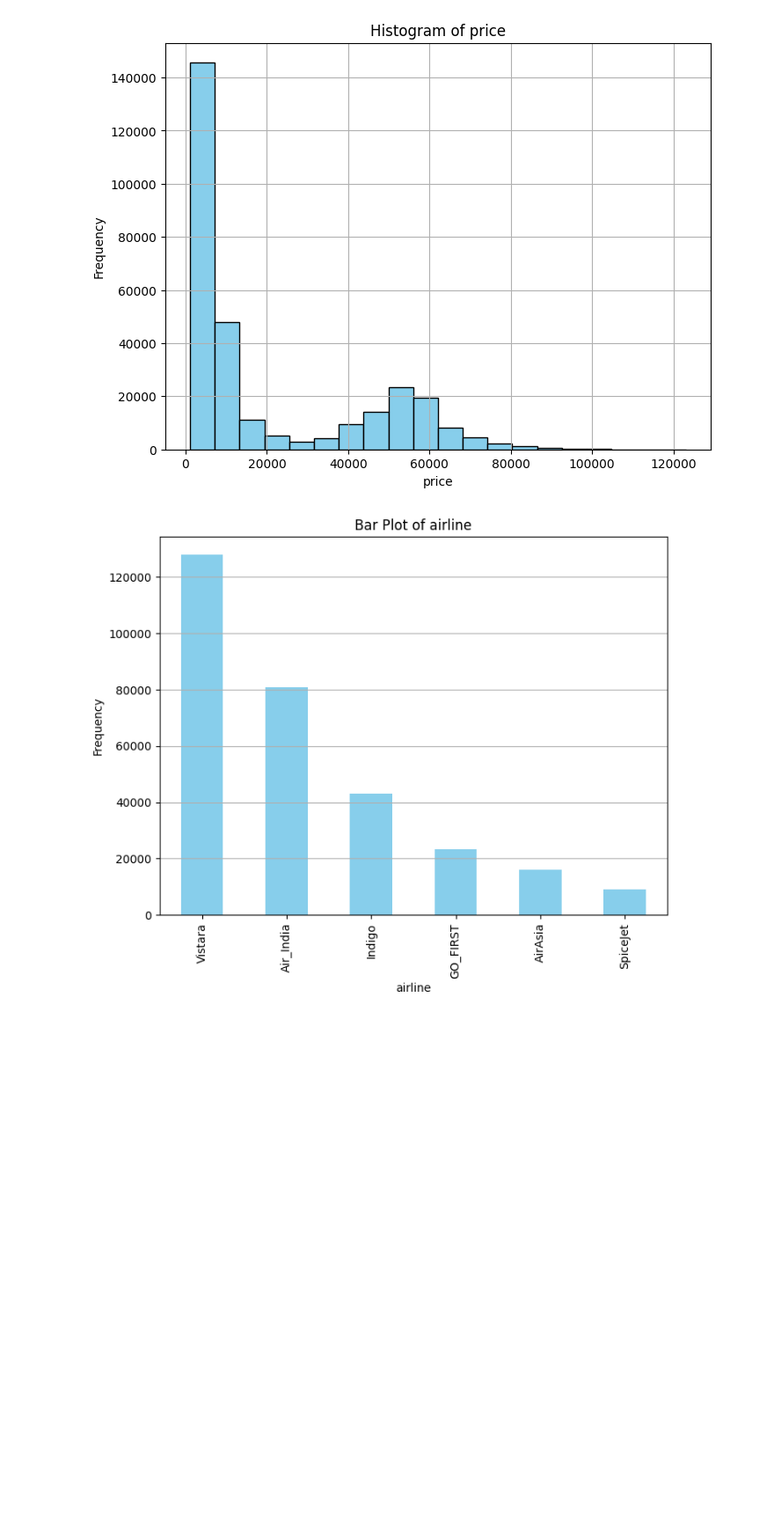
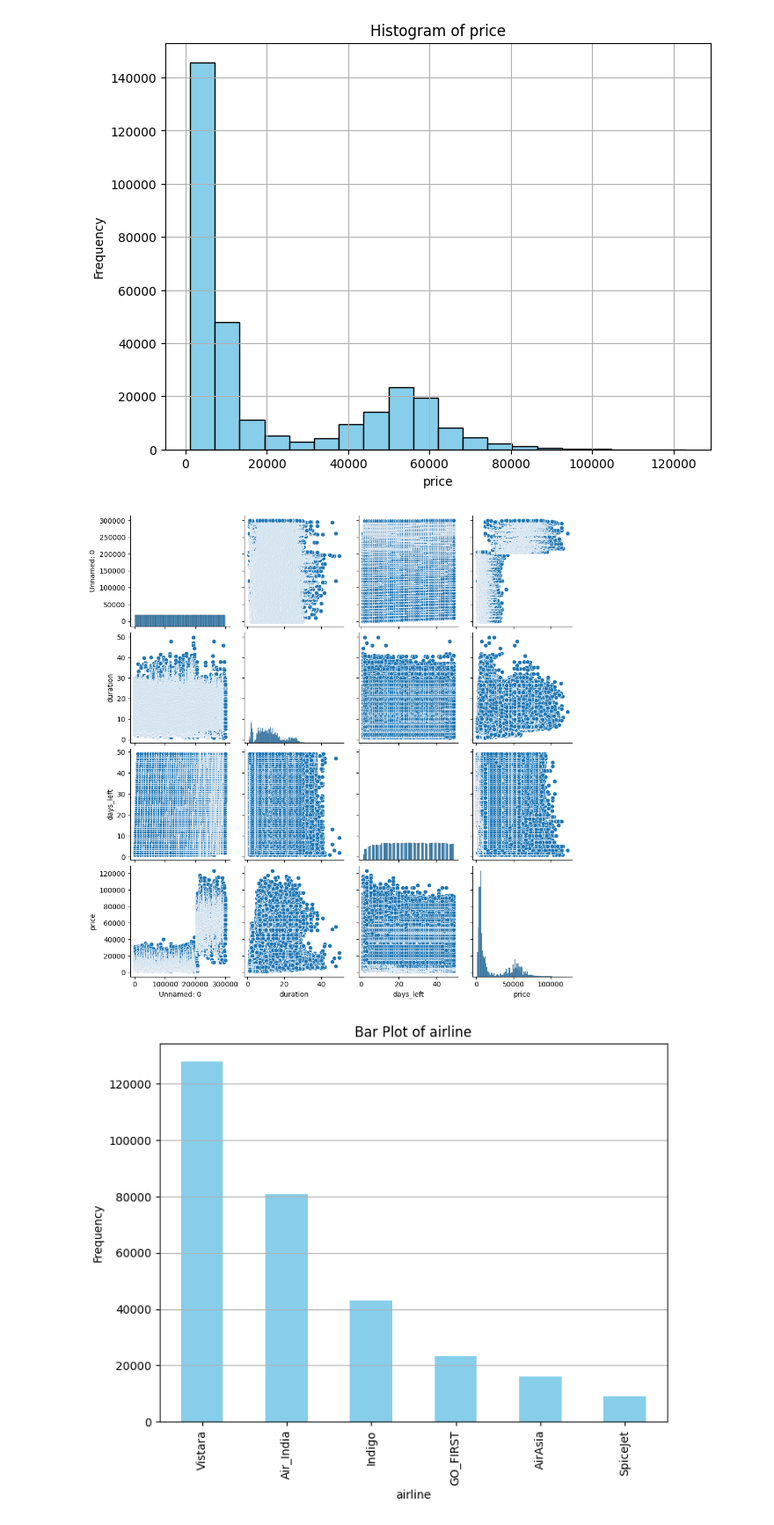
Before and after one commit to izzad2413/django_project, a Jupyter notebook: notebooks/1.0_initial-eda.ipynb, the cells around one changed output. Shown at 88% size. Saved outputs shown, nothing was run; the diff lists cells and outputs as text; code cells hidden in the pictures; blank space fills up the shorter version.

Commit message:
add additional visualisation

```diff
--- a/notebooks/1.0_initial-eda.ipynb
+++ b/notebooks/1.0_initial-eda.ipynb
@@ -79,6 +79,14 @@ for column in numerical_cols:
 [figure]
 [figure]
 [figure]
+# %%
+# Create a pairplot for the specified columns
+sns.pairplot(df, vars=numerical_cols)
+
+# Show the plot
+plt.show()
+# %% [output]
+[figure, added]
 # %%
 # specify the categorical features
 cat_cols = ['airline', 'source_city', 'destination_city', 'departure_time', 'arrival_time', 'stops', 'class']
```
Also changed, not shown: parts of 1 cell of this notebook.
